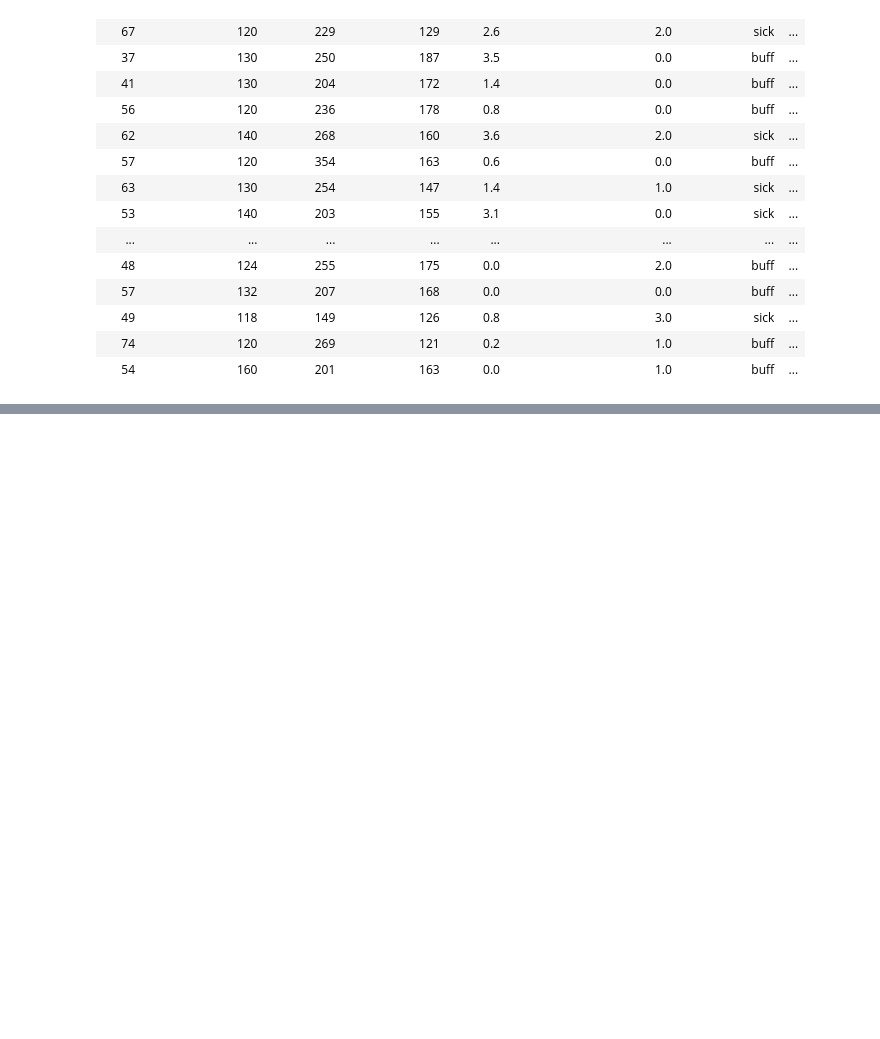
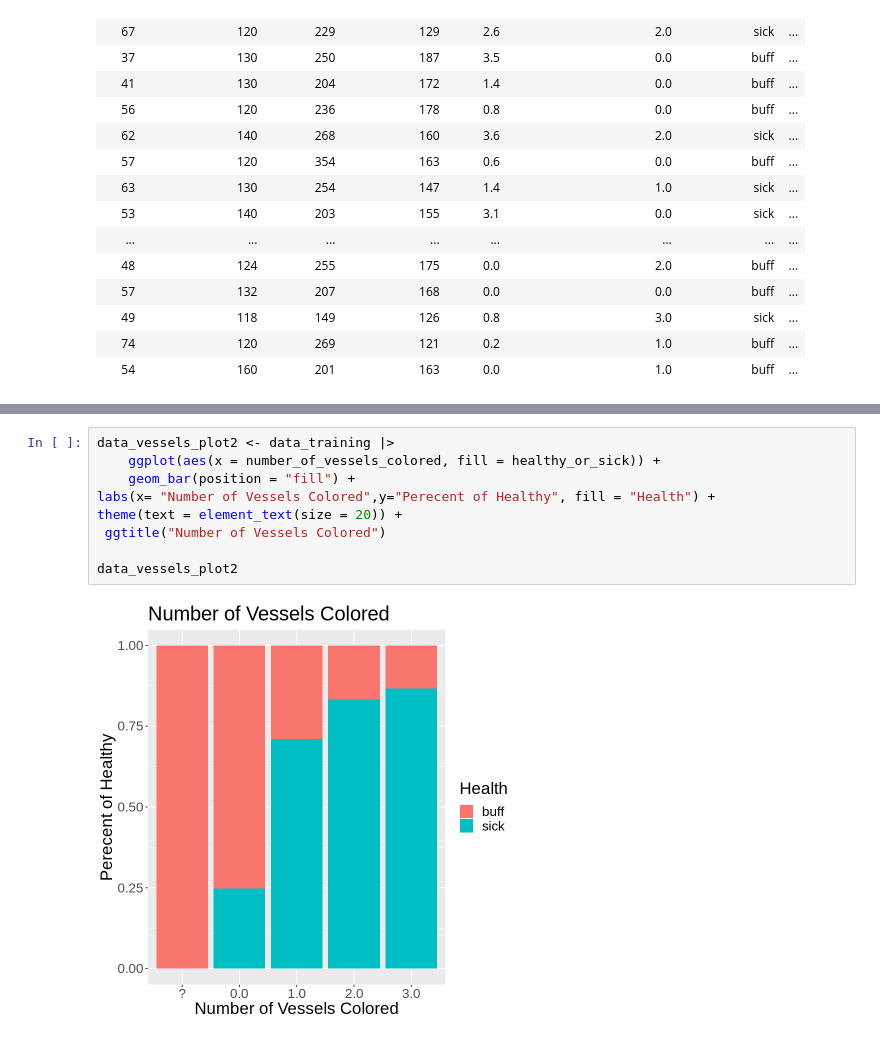
Before and after one commit to akosek4/DSCI-100-Heart-Disease-Project, a Jupyter notebook: Proposal.ipynb, the cells around one changed output, grey strips where cells are left out. Cells and saved outputs as stored; diff of their text form; blank space fills up the shorter version.

```diff
--- a/Proposal.ipynb
+++ b/Proposal.ipynb
@@ -119,0 +130,11 @@ oldpeak_boxplot
+# %%
+data_vessels_plot2 <- data_training |>
+    ggplot(aes(x = number_of_vessels_colored, fill = healthy_or_sick)) +
+    geom_bar(position = "fill") +
+labs(x= "Number of Vessels Colored",y="Perecent of Healthy", fill = "Health") +
+theme(text = element_text(size = 20)) +
+ ggtitle("Number of Vessels Colored")
+
+data_vessels_plot2
+# %% [output]
+[figure, added]
```
Also changed, not shown: parts of 8 cells of this notebook.
